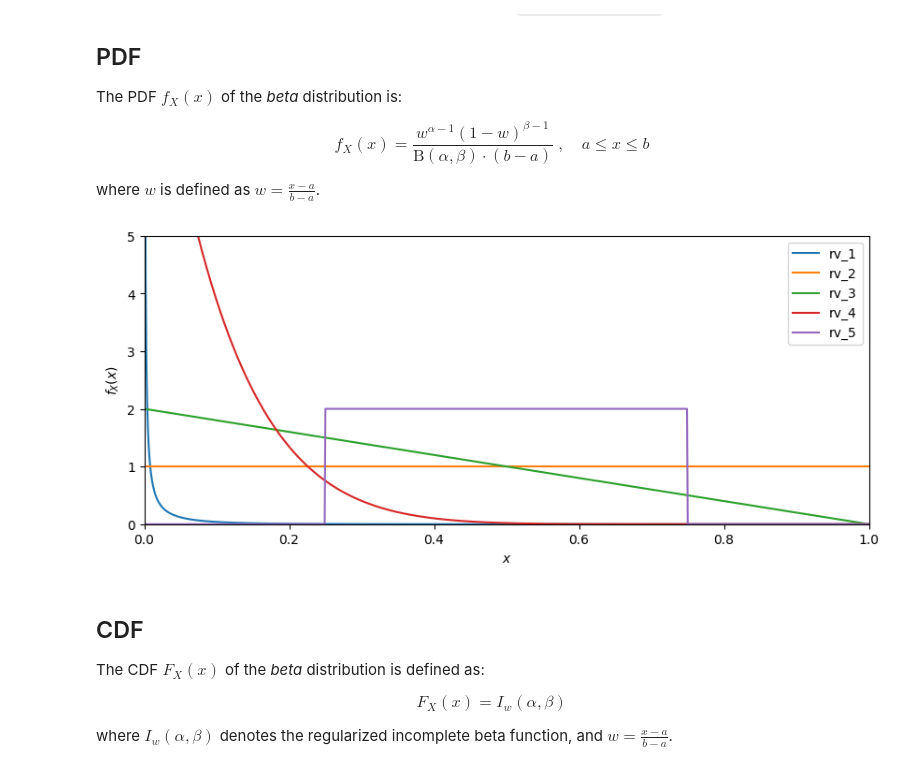
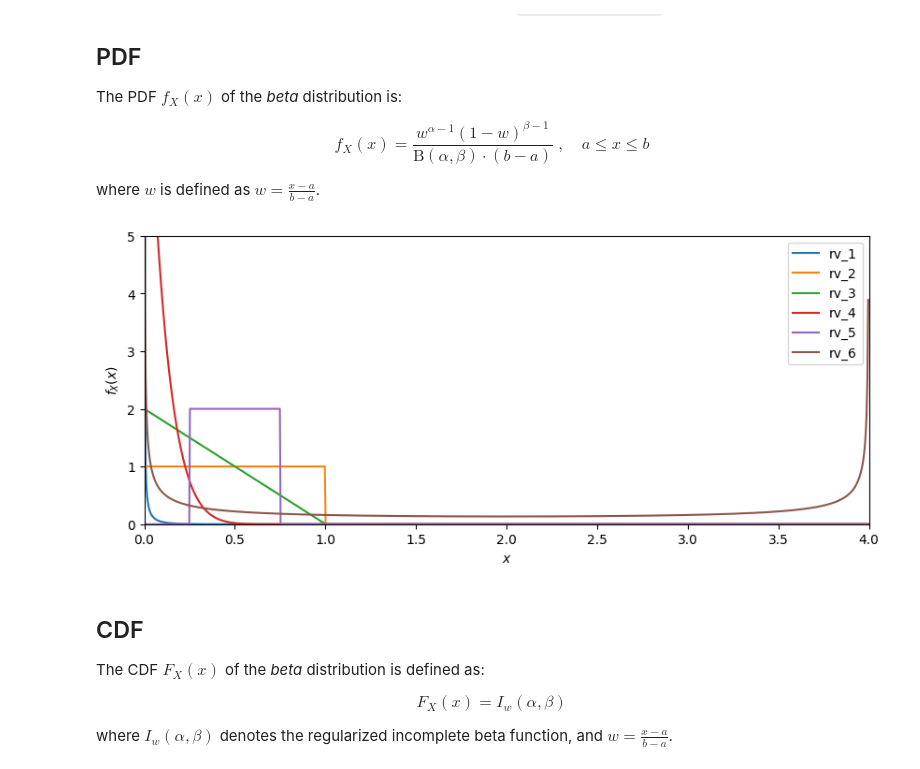
Before and after one commit to fesslix/fesslix-docu, a Jupyter notebook: docs/rv/beta.ipynb, the cells around one changed output. Drawn from its saved outputs; the diff is of its cells as text; code cells hidden in the pictures.

```diff
--- a/docs/rv/beta.ipynb
+++ b/docs/rv/beta.ipynb
@@ -52,7 +52,8 @@ rv_2 = flx.rv({'name':'rv_2', 'type':'beta', 'alpha':1., 'beta':1. })
 rv_3 = flx.rv({'name':'rv_3', 'type':'beta', 'alpha':1., 'beta':2. })
 rv_4 = flx.rv({'name':'rv_4', 'type':'beta', 'alpha':1., 'beta':10. })
 rv_5 = flx.rv({'name':'rv_5', 'type':'beta', 'alpha':1., 'beta':1., 'a':0.25, 'b':0.75 })
-rv_lst = [ rv_1, rv_2, rv_3, rv_4, rv_5 ]
+rv_6 = flx.rv({'name':'rv_6', 'type':'beta', 'mu':2., 'sd':1.5, 'a':0., 'b':4. })
+rv_lst = [ rv_1, rv_2, rv_3, rv_4, rv_5, rv_6 ]
 # %% [markdown]
 ## Properties
 
@@ -83,17 +84,17 @@ where $w$ is defined as $w = \frac{x-a}{b-a}$.
 # %%
 fig, ax = plt.subplots(figsize=(10, 4))
 
 for rv in rv_lst:
-    flx_plot.draw_pdf(ax, rv, config_dict={'label':rv.get_name(), 'x_low':1e-6, 'x_up':0.999})
+    flx_plot.draw_pdf(ax, rv, config_dict={'label':rv.get_name(), 'x_low':1e-6, 'x_up':4.})
 
 ax.set_ylim([0., 5.])
-ax.set_xlim([0., 1.])
+ax.set_xlim([0., 4.])
 plt.xlabel(r"$x$")
 plt.ylabel(r"$f_X(x)$")
 plt.legend()
 plt.show()
 # %% [output]
-[figure, old version]
+[figure, new version]
 # %% [markdown]
 ## CDF
 
```
Also changed, not shown: parts of 2 cells of this notebook, 22 other files.
